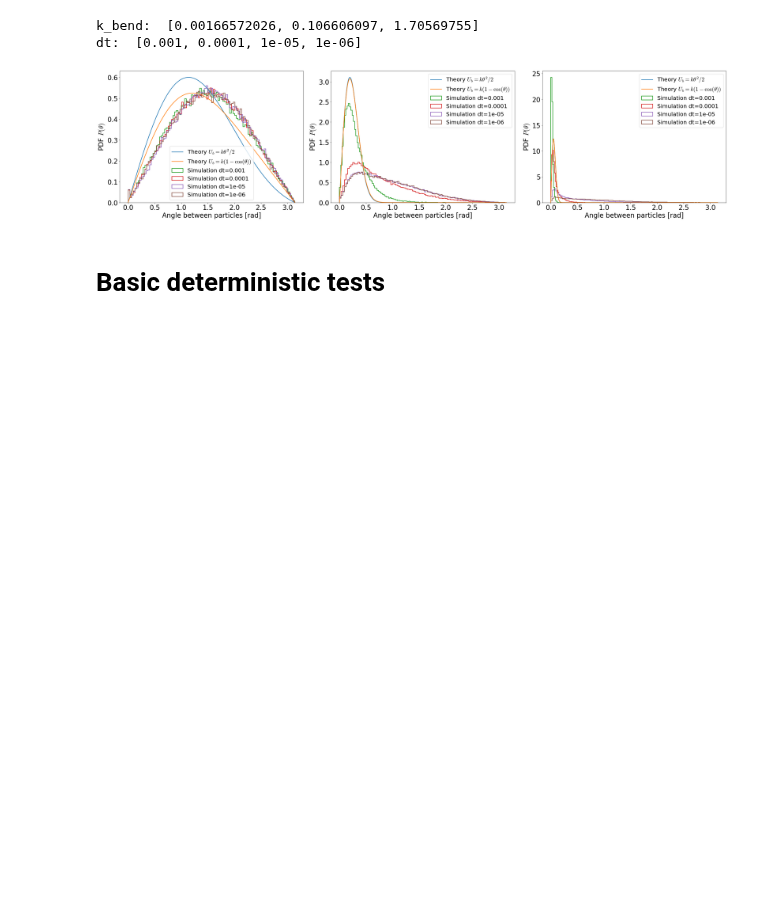
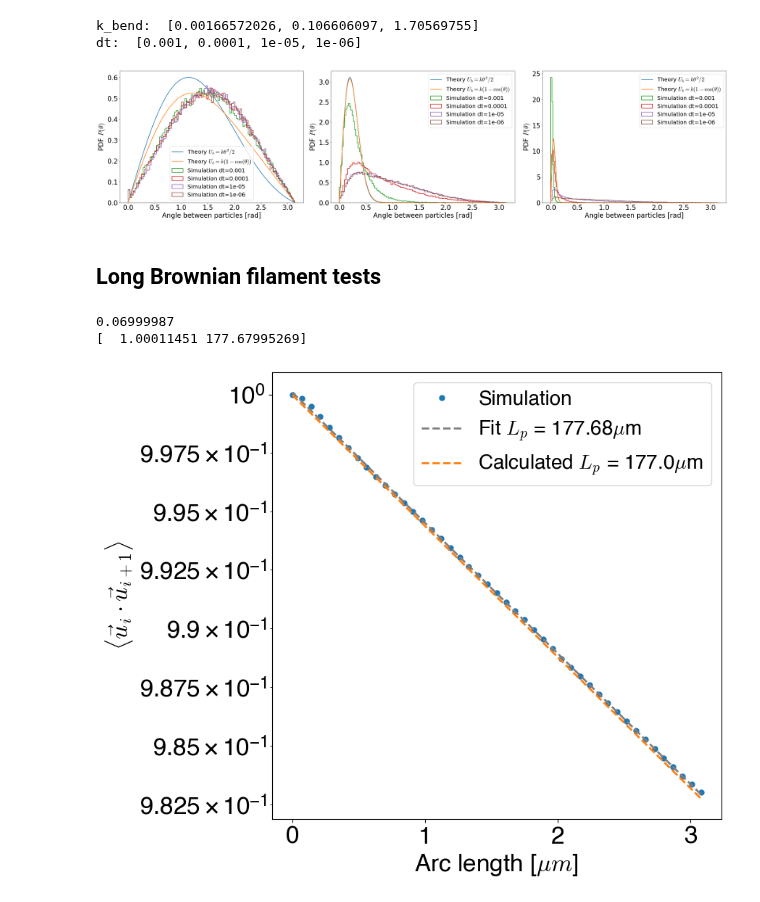
Before and after one commit to palladio11/aLENS_analysis, a Jupyter notebook: notebooks/semiflex_testing/rod_pin_testing.ipynb, the cells around one changed output. Saved outputs shown, nothing was run; the diff lists cells and outputs as text; code cells hidden in the pictures; blank space fills up the shorter version.

Commit message:
Updated rod pin analysis with correct results

```diff
--- a/notebooks/semiflex_testing/rod_pin_testing.ipynb
+++ b/notebooks/semiflex_testing/rod_pin_testing.ipynb
@@ -270,5 +274,47 @@ for i, k_bend in enumerate(k_bend_list):
 fig.tight_layout()
 # %% [output]
 [figure]
-# %% [markdown]
-# Basic deterministic tests
+# %% [markdown]
+## Long Brownian filament tests
+# %%
+test_dir = Path.home() / 'projects/DATA/my_alens_data/PinRodSemiFlexTests/LongFilaments/PinRodSemiFlexFilament_v2'
+fig, axarr = plt.subplots(1,1, figsize=(8, 8))
+
+with h5py.File(next(test_dir.glob('analysis/raw*.h5')), 'r') as h5_data:
+    time_arr = h5_data['time'][:]
+    # Load in sylinder data
+    sy_dat = h5_data['raw_data/sylinders'][...]
+    dir_arr = (-sy_dat[:, 2:5,100::10] + sy_dat[:, 5:8, 100::10])
+    length = np.linalg.norm(dir_arr[0,:,0])
+    print(length)
+    dir_arr /= length
+    n_segs = dir_arr.shape[0]-10
+    dot_mat = np.einsum('ijk,ljk->ilk', dir_arr, dir_arr).mean(axis=2)
+    arc_length_arr = np.arange(n_segs)*length
+    avg_dot_arr = np.zeros(n_segs)
+    avg_dot_arr[0] = 1.
+    for i in range(1, n_segs):
+        avg_dot_arr[i] = np.diag(dot_mat, i).mean()
+
+    # Fit persistence length
+    def fit_func(x, a, Lp):
+        return a*np.exp(-x/Lp)
+
+    popt, pcov = curve_fit(fit_func, arc_length_arr[:], avg_dot_arr[:])
+    print(popt)
+    kappa_bend = yaml.safe_load(h5_data.attrs['RunConfig'])['bendLinkKappa']
+    kBT = .00411
+    Lp = kappa_bend*length/kBT
+
+    _ = axarr.plot(arc_length_arr[:], avg_dot_arr[:], marker='o', linestyle='none', markersize=5, label=f'Simulation')
+    _ = axarr.plot(arc_length_arr, fit_func(arc_length_arr, *popt), color='gray',  linestyle='--', label='Fit $L_p$ = {:.2f}$\mu$m'.format(popt[1]))
+    _ = axarr.plot(arc_length_arr, fit_func(arc_length_arr, 1, Lp), color='tab:orange',  linestyle='--', label=f'Calculated $L_p$ = {Lp:.1f}$\mu$m')
+    # _ = axarr.set_ylim(.0001, 2)
+    _ = axarr.legend()
+    _ = axarr.set_yscale('log')
+    _ = axarr.set_xlabel('Arc length [$\mu m$]')
+    _ = axarr.set_ylabel('$\langle \\vec{u}_i \\cdot \\vec{u}_{i+1} \\rangle$')
+# %% [output]
+0.06999987
+[  1.00011451 177.67995269]
+[figure, added]
```
Also changed, not shown: parts of 7 cells of this notebook, 1 other file.
